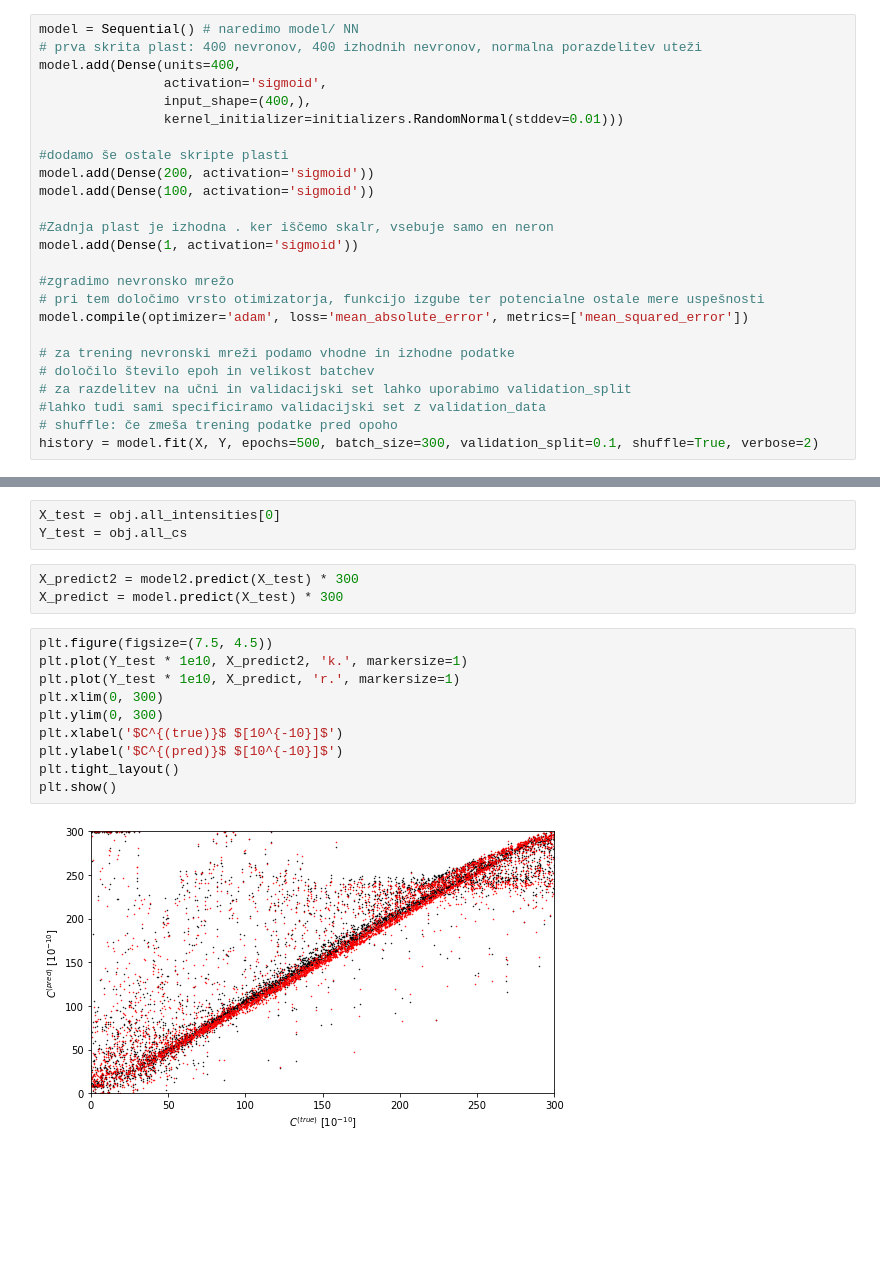
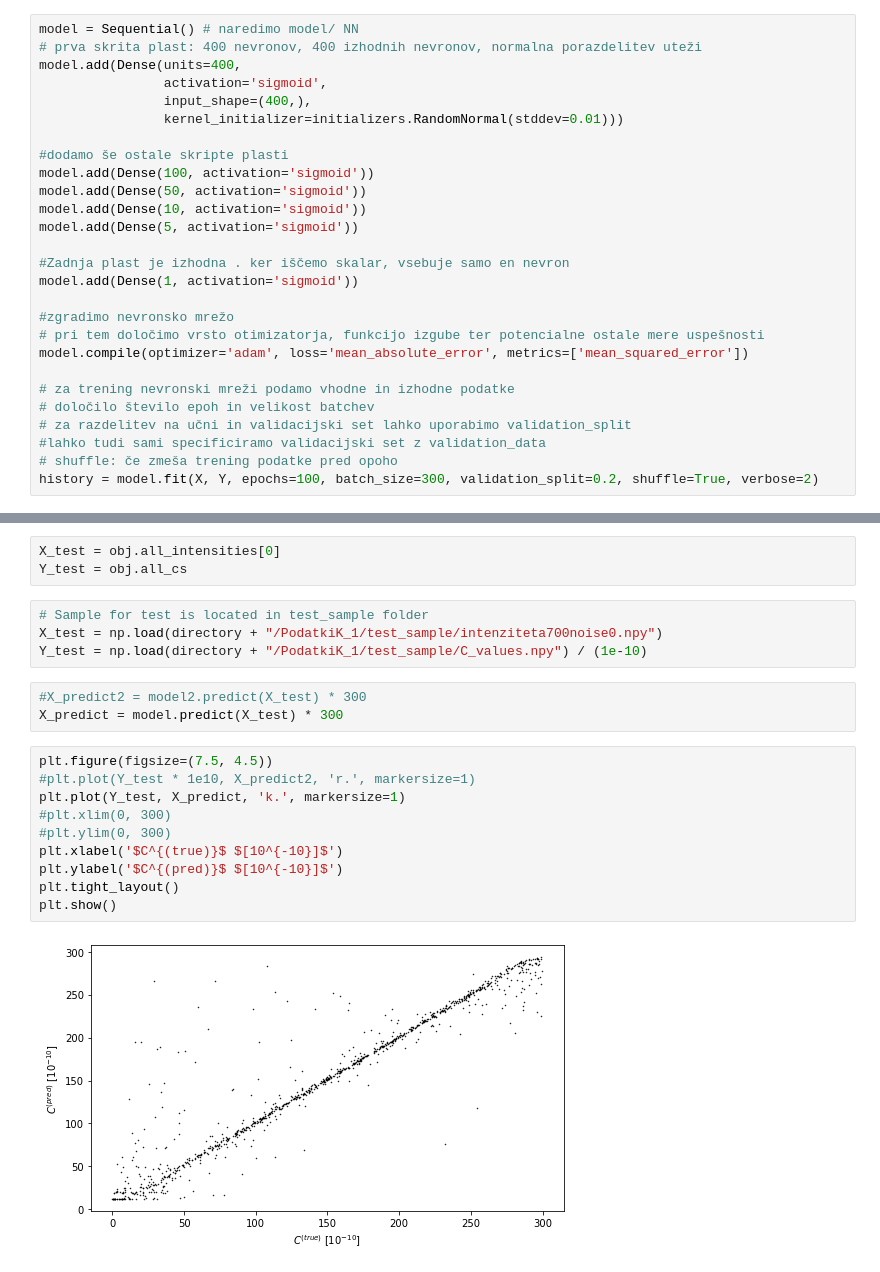
Before and after one commit to alozar-si/ml-naloga-3, a Jupyter notebook: Introduction01-Getting_started.ipynb, the cells around one changed output, grey strips where cells are left out. Cells and saved outputs as stored; diff of their text form; blank space fills up the shorter version.

```diff
--- a/Introduction01-Getting_started.ipynb
+++ b/Introduction01-Getting_started.ipynb
@@ -55,10 +54,12 @@ model.add(Dense(units=400,
                 kernel_initializer=initializers.RandomNormal(stddev=0.01)))
 
 #dodamo še ostale skripte plasti
-model.add(Dense(200, activation='sigmoid'))
 model.add(Dense(100, activation='sigmoid'))
+model.add(Dense(50, activation='sigmoid'))
+model.add(Dense(10, activation='sigmoid'))
+model.add(Dense(5, activation='sigmoid'))
 
-#Zadnja plast je izhodna . ker iščemo skalr, vsebuje samo en neron
+#Zadnja plast je izhodna . ker iščemo skalar, vsebuje samo en nevron
 model.add(Dense(1, activation='sigmoid'))
 
 #zgradimo nevronsko mrežo
@@ -70,5 +71,5 @@ model.compile(optimizer='adam', loss='mean_absolute_error', metrics=['mean_squar
 # za razdelitev na učni in validacijski set lahko uporabimo validation_split
 #lahko tudi sami specificiramo validacijski set z validation_data
 # shuffle: če zmeša trening podatke pred opoho
-history = model.fit(X, Y, epochs=500, batch_size=300, validation_split=0.1, shuffle=True, verbose=2)
+history = model.fit(X, Y, epochs=100, batch_size=300, validation_split=0.2, shuffle=True, verbose=2)
 # %% [output]
@@ -240,21 +226,25 @@ Data generation finished in 40.77 s.
 # %%
 X_test = obj.all_intensities[0]
 Y_test = obj.all_cs
+# %%
+# Sample for test is located in test_sample folder
+X_test = np.load(directory + "/PodatkiK_1/test_sample/intenziteta700noise0.npy")
+Y_test = np.load(directory + "/PodatkiK_1/test_sample/C_values.npy") / (1e-10)
 # %%
-X_predict2 = model2.predict(X_test) * 300
+#X_predict2 = model2.predict(X_test) * 300
 X_predict = model.predict(X_test) * 300
 # %%
 plt.figure(figsize=(7.5, 4.5))
-plt.plot(Y_test * 1e10, X_predict2, 'k.', markersize=1)
-plt.plot(Y_test * 1e10, X_predict, 'r.', markersize=1)
-plt.xlim(0, 300)
-plt.ylim(0, 300)
+#plt.plot(Y_test * 1e10, X_predict2, 'r.', markersize=1)
+plt.plot(Y_test, X_predict, 'k.', markersize=1)
+#plt.xlim(0, 300)
+#plt.ylim(0, 300)
 plt.xlabel('$C^{(true)}$ $[10^{-10}]$')
 plt.ylabel('$C^{(pred)}$ $[10^{-10}]$')
 plt.tight_layout()
 plt.show()
 # %% [output]
-[figure, old version]
+[figure, new version]
 # %%
 # Evaluate the model on the test data using `evaluate`
 print("Model: Evaluate on test data")
```
Also changed, not shown: parts of 21 cells of this notebook, 1 other file.
